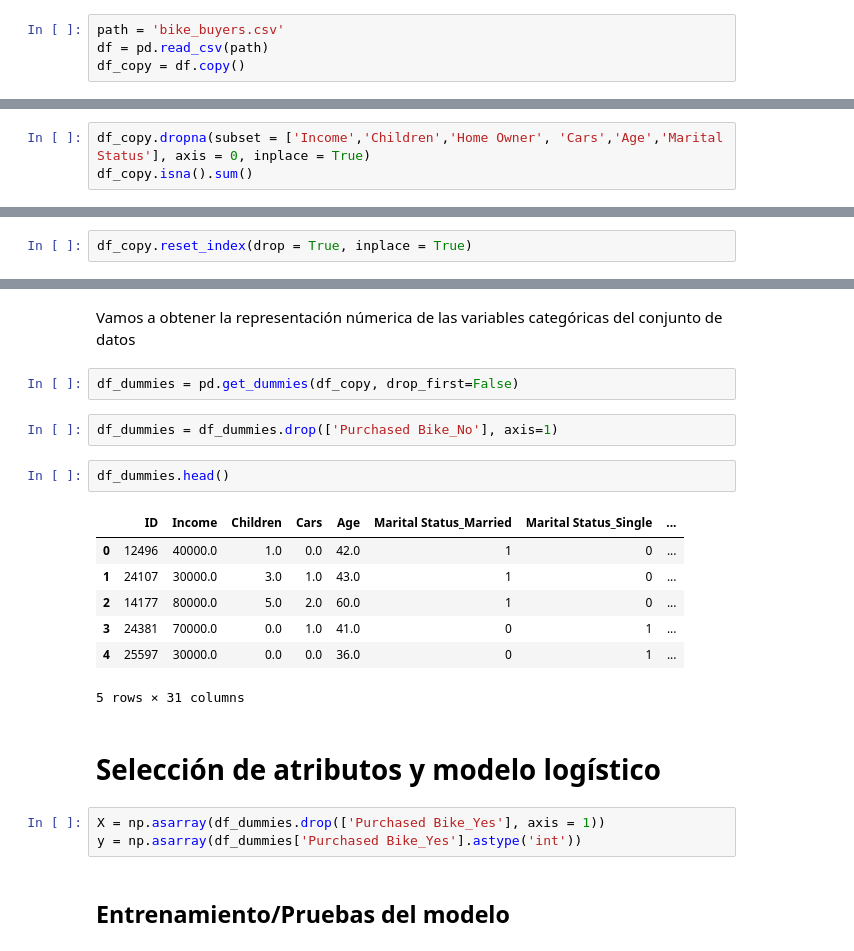
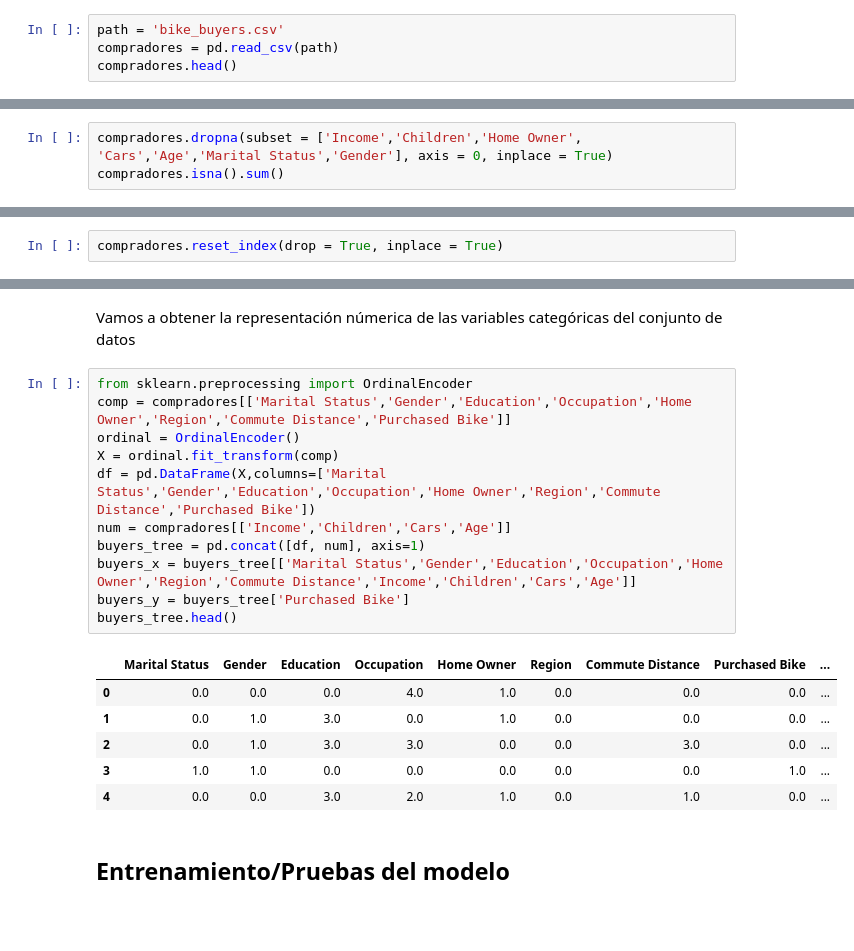
Before and after one commit to DrMalvavisco/final_project-ds_santander-f3-team6-machine_learning_in_Python, a Jupyter notebook: Proyecto_NB_SVM_RF_Luis.ipynb, the cells around one changed output, grey strips where cells are left out. Drawn from its saved outputs; the diff is of its cells as text; blank space fills up the shorter version.

```diff
--- a/Proyecto_NB_SVM_RF_Luis.ipynb
+++ b/Proyecto_NB_SVM_RF_Luis.ipynb
@@ -11,4 +11,4 @@ from sklearn.metrics import confusion_matrix, classification_report
 # %%
 path = 'bike_buyers.csv'
-df = pd.read_csv(path)
-df_copy = df.copy()
+compradores = pd.read_csv(path)
+compradores.head()
@@ -45,6 +43,6 @@ Age                  8
 Purchased Bike       0
 dtype: int64
 # %%
-df_copy.dropna(subset = ['Income','Children','Home Owner', 'Cars','Age','Marital Status'], axis = 0, inplace = True)
-df_copy.isna().sum()
+compradores.dropna(subset = ['Income','Children','Home Owner', 'Cars','Age','Marital Status','Gender'], axis = 0, inplace = True)
+compradores.isna().sum()
 # %% [output]
@@ -92,28 +63,27 @@ dtype: int64
 # %%
-df_copy.reset_index(drop = True, inplace = True)
+compradores.reset_index(drop = True, inplace = True)
 # %% [markdown]
 # Transformación de los datos
 # %% [markdown]
 Vamos a obtener la representación númerica de las variables categóricas del conjunto de datos
-# %%
-df_dummies = pd.get_dummies(df_copy, drop_first=False)
-# %%
-df_dummies = df_dummies.drop(['Purchased Bike_No'], axis=1)
-# %%
-df_dummies.head()
-# %% [output]
-|  | ID | Income | Children | Cars | Age | Marital Status_Married | Marital Status_Single | ... |
-| 0 | 12496 | 40000.0 | 1.0 | 0.0 | 42.0 | 1 | 0 | ... |
-| 1 | 24107 | 30000.0 | 3.0 | 1.0 | 43.0 | 1 | 0 | ... |
-| 2 | 14177 | 80000.0 | 5.0 | 2.0 | 60.0 | 1 | 0 | ... |
-| 3 | 24381 | 70000.0 | 0.0 | 1.0 | 41.0 | 0 | 1 | ... |
-| 4 | 25597 | 30000.0 | 0.0 | 0.0 | 36.0 | 0 | 1 | ... |
-5 rows × 31 columns
-# %% [markdown]
-# Selección de atributos y modelo logístico
-# %%
-X = np.asarray(df_dummies.drop(['Purchased Bike_Yes'], axis = 1))
-y = np.asarray(df_dummies['Purchased Bike_Yes'].astype('int'))
+# %%
+from sklearn.preprocessing import OrdinalEncoder
+comp = compradores[['Marital Status','Gender','Education','Occupation','Home Owner','Region','Commute Distance','Purchased Bike']]
+ordinal = OrdinalEncoder()
+X = ordinal.fit_transform(comp)
+df = pd.DataFrame(X,columns=['Marital Status','Gender','Education','Occupation','Home Owner','Region','Commute Distance','Purchased Bike'])
+num = compradores[['Income','Children','Cars','Age']]
+buyers_tree = pd.concat([df, num], axis=1)
+buyers_x = buyers_tree[['Marital Status','Gender','Education','Occupation','Home Owner','Region','Commute Distance','Income','Children','Cars','Age']]
+buyers_y = buyers_tree['Purchased Bike']
+buyers_tree.head()
+# %% [output]
+|  | Marital Status | Gender | Education | Occupation | Home Owner | Region | Commute Distance | Purchased Bike | ... |
+| 0 | 0.0 | 0.0 | 0.0 | 4.0 | 1.0 | 0.0 | 0.0 | 0.0 | ... |
+| 1 | 0.0 | 1.0 | 3.0 | 0.0 | 1.0 | 0.0 | 0.0 | 0.0 | ... |
+| 2 | 0.0 | 1.0 | 3.0 | 3.0 | 0.0 | 0.0 | 3.0 | 0.0 | ... |
+| 3 | 1.0 | 1.0 | 0.0 | 0.0 | 0.0 | 0.0 | 0.0 | 1.0 | ... |
+| 4 | 0.0 | 0.0 | 3.0 | 2.0 | 1.0 | 0.0 | 1.0 | 0.0 | ... |
 # %% [markdown]
 ## Entrenamiento/Pruebas del modelo
 # %% [markdown]
```
Also changed, not shown: parts of 30 cells of this notebook.
